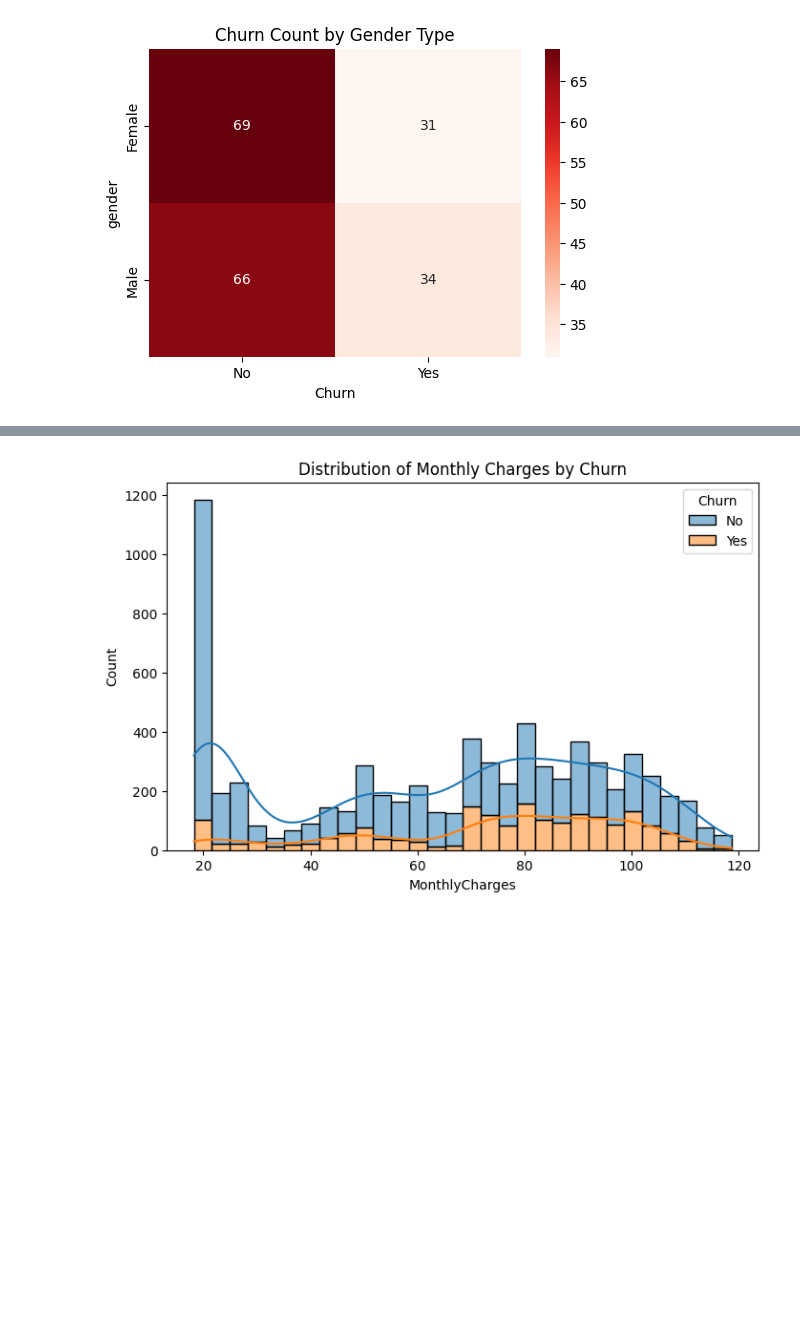
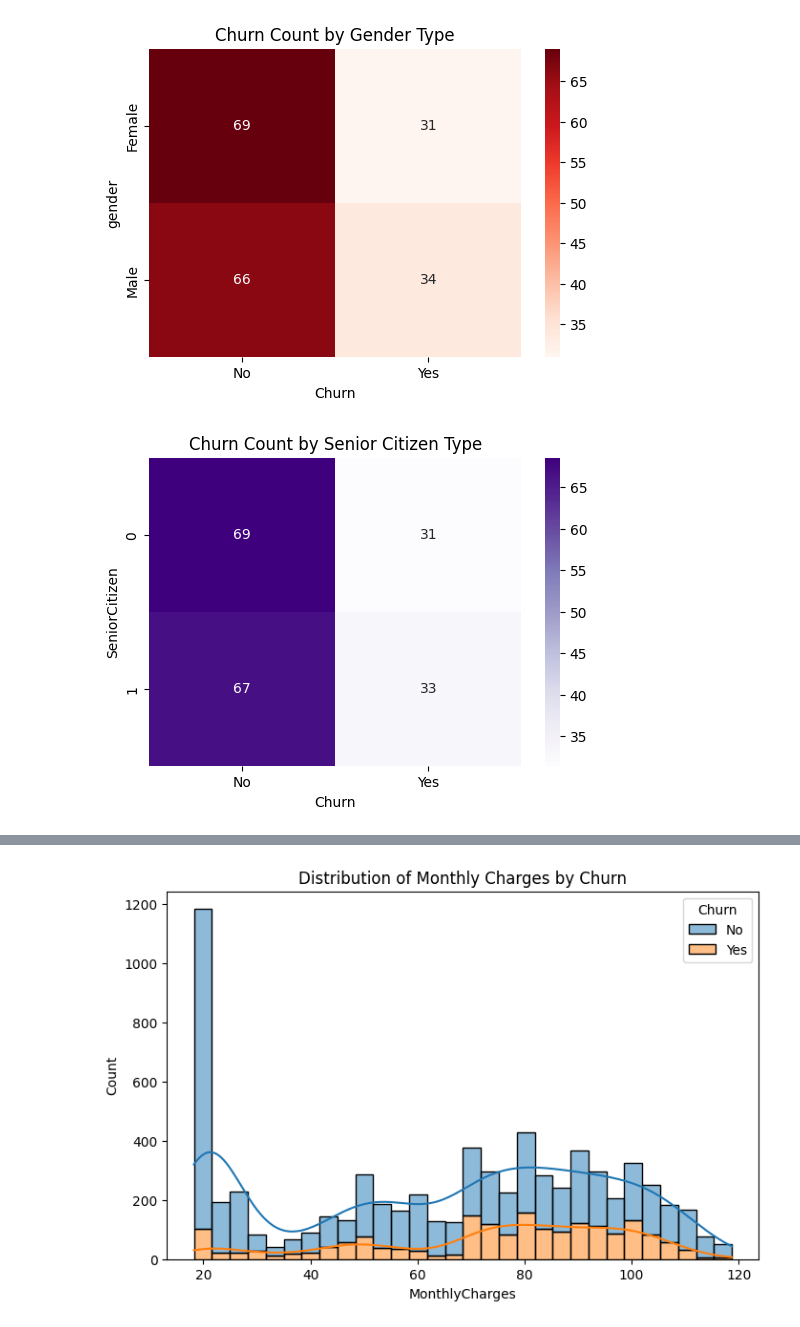
Before and after one commit to AyushmanRaha/Customer-Churn-Prediction, a Jupyter notebook: Churn_Prediction_Project_EDA.ipynb, the cells around one changed output, grey strips where cells are left out. Saved outputs shown, nothing was run; the diff lists cells and outputs as text; code cells hidden in the pictures; blank space fills up the shorter version.

```diff
--- a/Churn_Prediction_Project_EDA.ipynb
+++ b/Churn_Prediction_Project_EDA.ipynb
@@ -1308,5 +1308,12 @@ plt.show()
 [figure]
 # %%
 plot2 = pd.crosstab(df['SeniorCitizen'], df['Churn'], normalize='index', aggfunc='mean', values=df['tenure'])*100
+
+plt.figure(figsize=(6,4))
+sns.heatmap(plot2, annot=True, cmap="Purples")
+plt.title("Churn Count by Senior Citizen Type")
+plt.show()
+# %% [output]
+[figure, added]
 # %%
 plot3 = pd.crosstab(df['gender'], df['PhoneService'], normalize='index')*100
```
Also changed, not shown: parts of 2 cells of this notebook.
